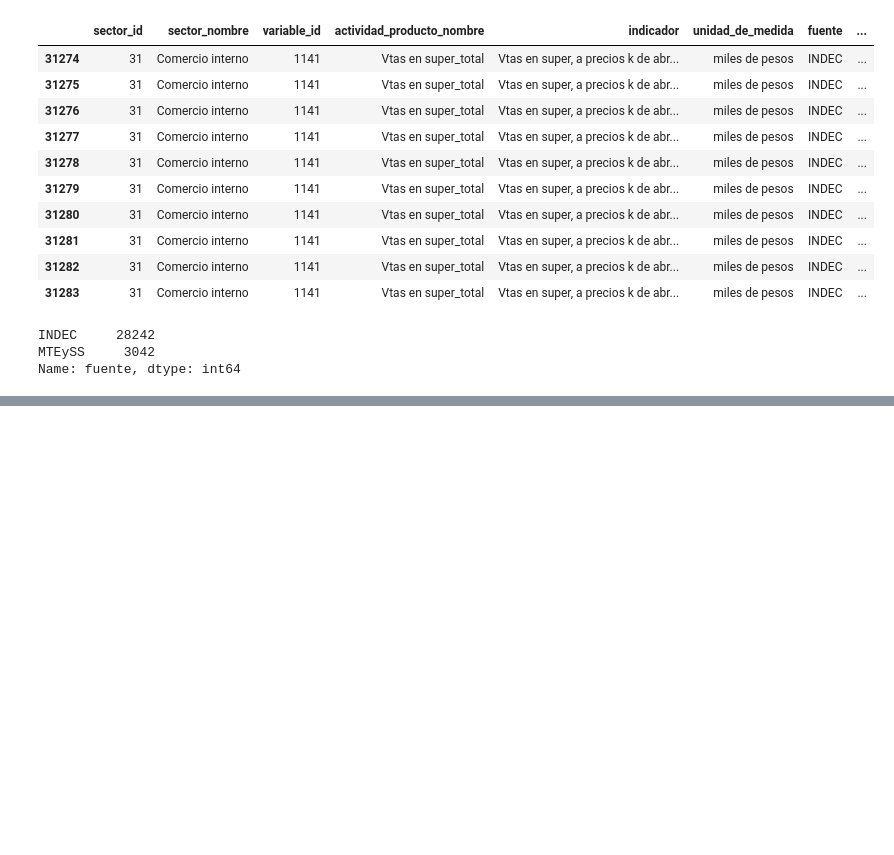
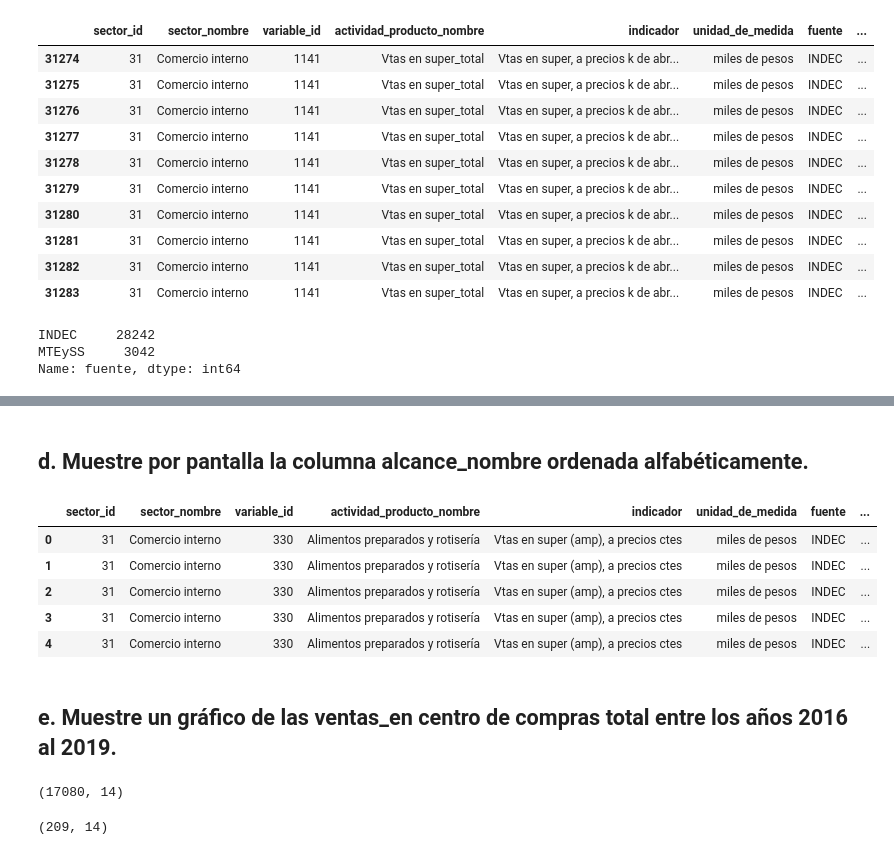
Before and after one commit to femaffi13/Python, a Jupyter notebook: Matemática III/7-Pandas.ipynb, the cells around one changed output, grey strips where cells are left out. Cells and saved outputs as stored; diff of their text form; code cells hidden in the pictures; blank space fills up the shorter version.

```diff
--- a/Matemática III/7-Pandas.ipynb
+++ b/Matemática III/7-Pandas.ipynb
@@ -139,0 +157,26 @@ Name: fuente, dtype: int64
+# %% [markdown]
+## d. Muestre por pantalla la columna alcance_nombre ordenada alfabéticamente.
+# %%
+df_ci.sort_values(by='alcance_nombre')
+df_ci.head()
+# %% [output]
+|  | sector_id | sector_nombre | variable_id | actividad_producto_nombre | indicador | unidad_de_medida | fuente | ... |
+| 0 | 31 | Comercio interno | 330 | Alimentos preparados y rotisería | Vtas en super (amp), a precios ctes | miles de pesos | INDEC | ... |
+| 1 | 31 | Comercio interno | 330 | Alimentos preparados y rotisería | Vtas en super (amp), a precios ctes | miles de pesos | INDEC | ... |
+| 2 | 31 | Comercio interno | 330 | Alimentos preparados y rotisería | Vtas en super (amp), a precios ctes | miles de pesos | INDEC | ... |
+| 3 | 31 | Comercio interno | 330 | Alimentos preparados y rotisería | Vtas en super (amp), a precios ctes | miles de pesos | INDEC | ... |
+| 4 | 31 | Comercio interno | 330 | Alimentos preparados y rotisería | Vtas en super (amp), a precios ctes | miles de pesos | INDEC | ... |
+# %% [markdown]
+## e. Muestre un gráfico de las ventas_en centro de compras total entre los años 2016 al 2019.
+# %%
+df_ci['indice_tiempo'] = pd.to_datetime(df_ci['indice_tiempo'])
+ejeX =df_ci[df_ci["indice_tiempo"].between('2016-01-01', '2019-12-31')]
+print(ejeX.shape)
+# %% [output]
+(17080, 14)
+# %%
+df_ci['actividad_producto_nombre'].value_counts()
+ejeY = df_ci[df_ci['actividad_producto_nombre'].str.contains('Vtas en centro de compras_total')]
+ejeY.shape
+# %% [output]
+(209, 14)
```
Also changed, not shown: parts of 12 cells of this notebook, 3 other files.
